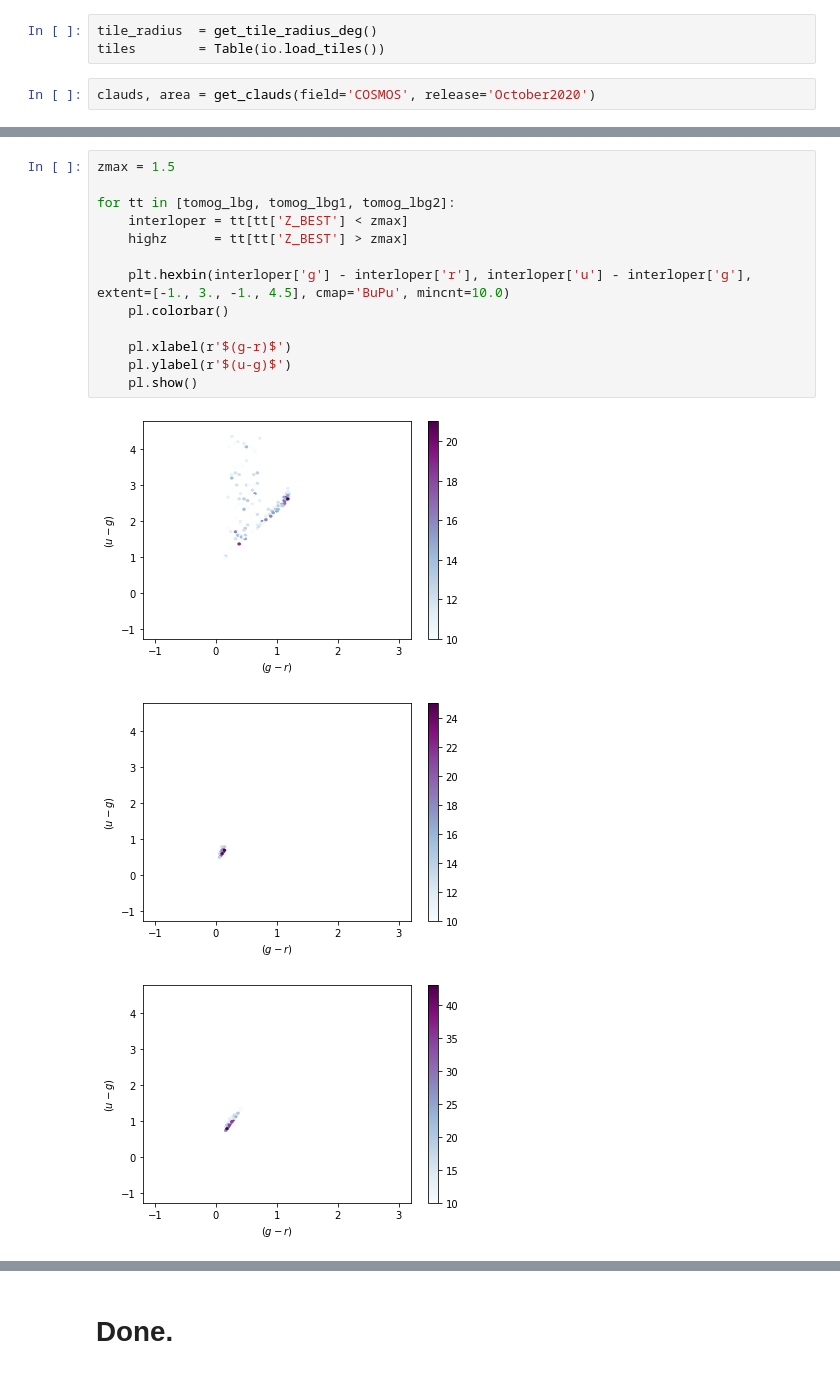
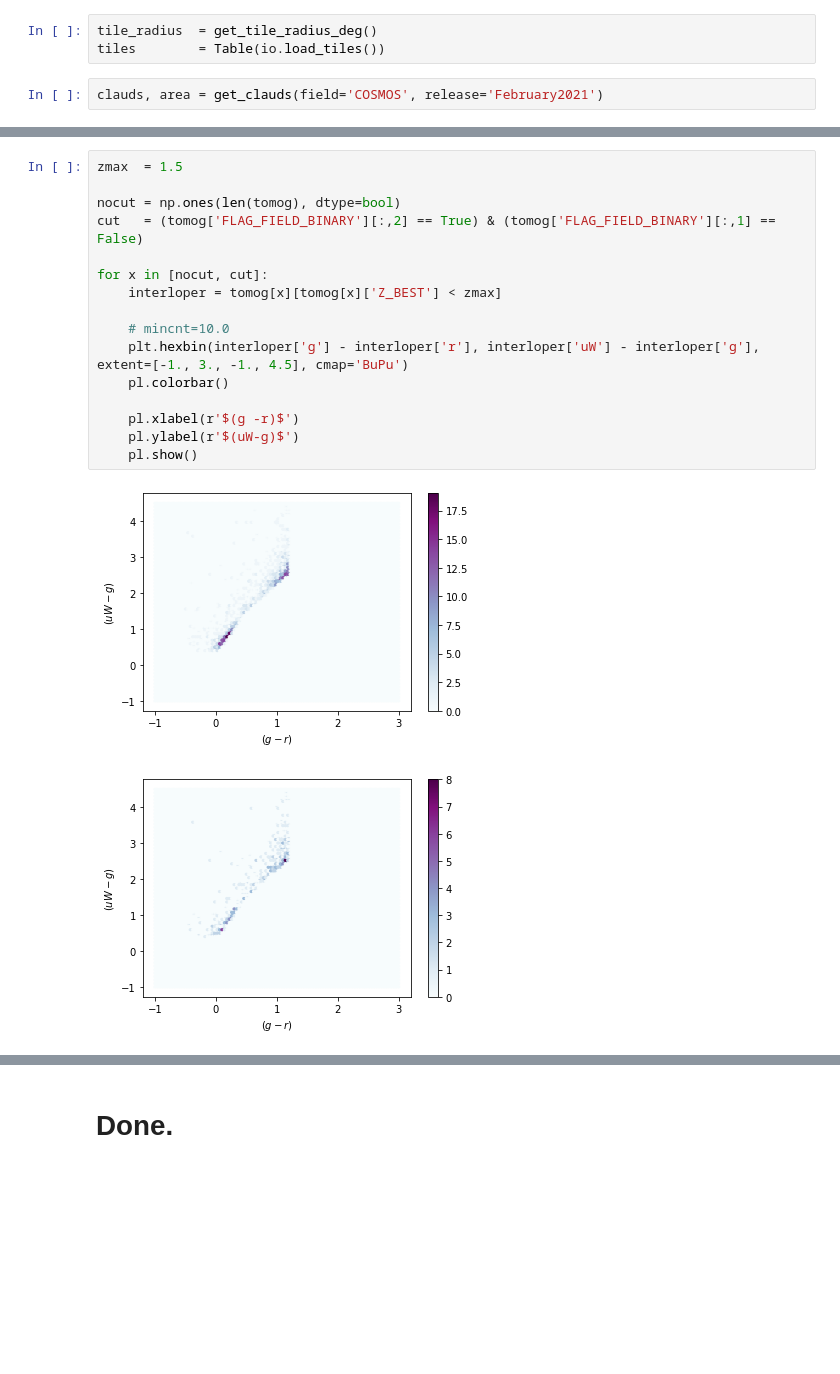
Before and after one commit to michaelJwilson/DESILBG, a Jupyter notebook: target/proposals/docs/desilbg-tomog-v9.ipynb, the cells around one changed output, grey strips where cells are left out. Cells and saved outputs as stored; diff of their text form; blank space fills up the shorter version.

```diff
--- a/target/proposals/docs/desilbg-tomog-v9.ipynb
+++ b/target/proposals/docs/desilbg-tomog-v9.ipynb
@@ -148,7 +65,7 @@ def select_tomog(clauds, components=False):
 tile_radius  = get_tile_radius_deg()
 tiles        = Table(io.load_tiles())
 # %%
-clauds, area = get_clauds(field='COSMOS', release='October2020')
+clauds, area = get_clauds(field='COSMOS', release='February2021')
 # %%
 print(len(clauds) / 1.e6)
 # %% [output]
@@ -310,17 +237,19 @@ pl.savefig('plots/Feb21/clauds-tomog-selection.pdf')
 # %%
-zmax = 1.5
+zmax  = 1.5
 
-for tt in [tomog_lbg, tomog_lbg1, tomog_lbg2]:
-    interloper = tt[tt['Z_BEST'] < zmax]
-    highz      = tt[tt['Z_BEST'] > zmax]
+nocut = np.ones(len(tomog), dtype=bool)
+cut   = (tomog['FLAG_FIELD_BINARY'][:,2] == True) & (tomog['FLAG_FIELD_BINARY'][:,1] == False)
 
-    plt.hexbin(interloper['g'] - interloper['r'], interloper['u'] - interloper['g'], extent=[-1., 3., -1., 4.5], cmap='BuPu', mincnt=10.0)
+for x in [nocut, cut]:
+    interloper = tomog[x][tomog[x]['Z_BEST'] < zmax]
+
+    # mincnt=10.0
+    plt.hexbin(interloper['g'] - interloper['r'], interloper['uW'] - interloper['g'], extent=[-1., 3., -1., 4.5], cmap='BuPu')
     pl.colorbar()
 
-    pl.xlabel(r'$(g-r)$')
-    pl.ylabel(r'$(u-g)$')
+    pl.xlabel(r'$(g -r)$')
+    pl.ylabel(r'$(uW-g)$')
     pl.show()
 # %% [output]
-[figure, old version]
+[figure, new version]
-[figure, old version]
+[figure, new version]
-[figure, removed]
```
Also changed, not shown: parts of 31 cells of this notebook, 2 other files.
